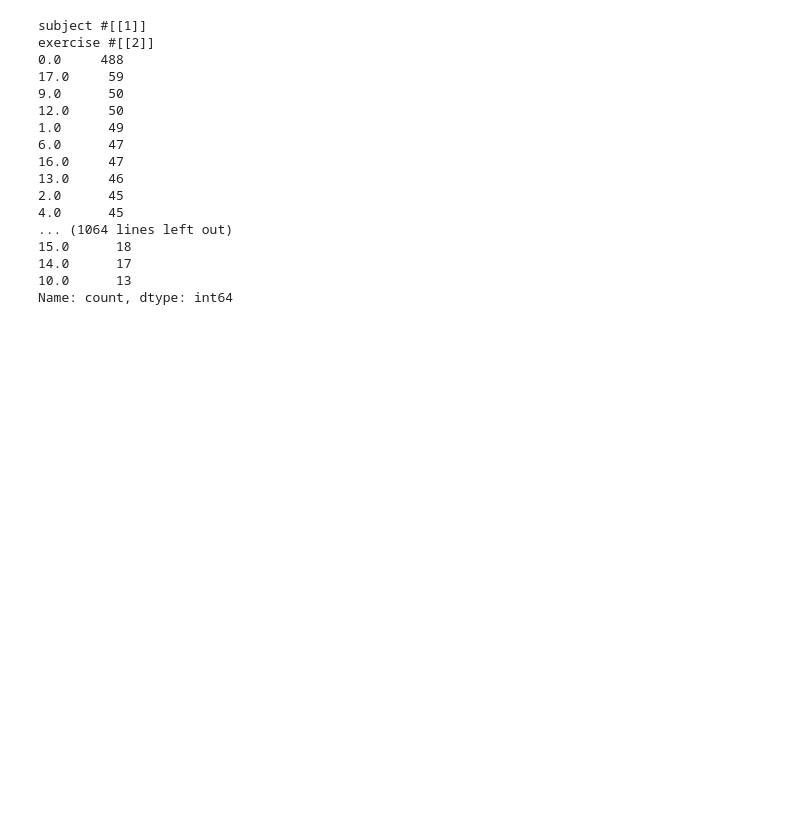
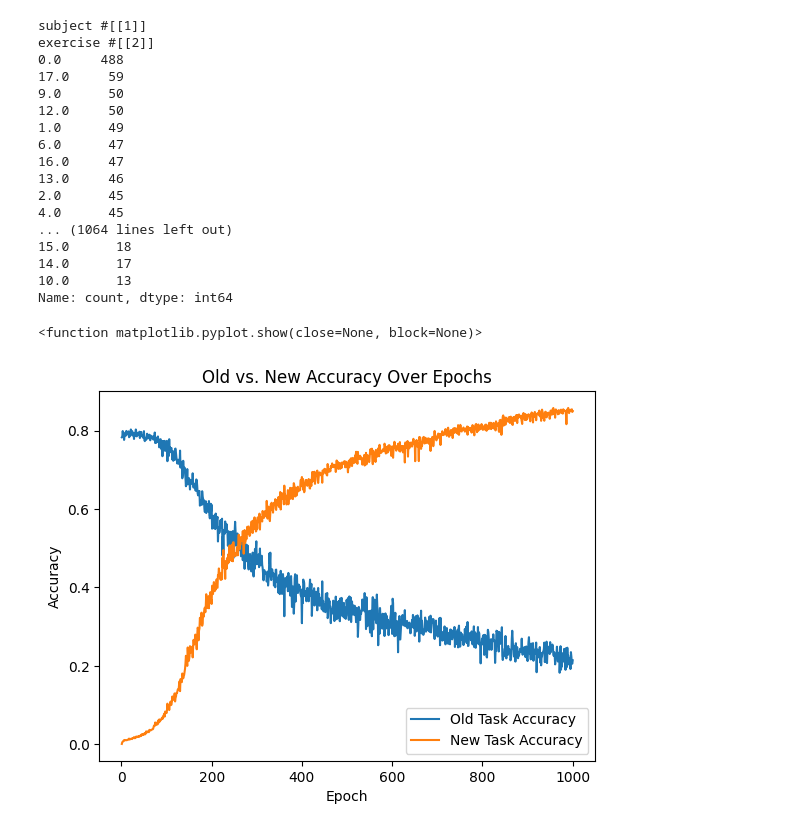
Before and after one commit to Tardigrades3/CMPM118-Winter2026, a Jupyter notebook: continual models/ninaPro_LWF_base_nodrop.ipynb, the cells around one changed output. Saved outputs shown, nothing was run; the diff lists cells and outputs as text; code cells hidden in the pictures; blank space fills up the shorter version.

```diff
--- a/continual models/ninaPro_LWF_base_nodrop.ipynb
+++ b/continual models/ninaPro_LWF_base_nodrop.ipynb
@@ -136,7 +153,7 @@ student = student.to(device)
 student.train()
 
 optimizer = torch.optim.Adam(student.parameters(), lr = 0.001)
-epochs = 100
+epochs = 1000
 T = 4
 alpha_kd = .9
 
@@ -146,8 +163,8 @@ task1_accs = []
 for epoch in range(epochs):
     # if epoch%10 == 0 or epoch < 5: find_accuracy(student, test2_loader)
     pbar = tqdm(train2_loader, desc=f"Epoch {epoch+1}/{epochs}", leave=False)
-    task0_accs = find_accuracy(model, test1_loader, device, loss_func)
-    task1_accs = find_accuracy(model, train2_loader, device, loss_func)
+    task0_accs.append(find_accuracy(student, test1_loader, device, loss_func))
+    task1_accs.append(find_accuracy(student, train2_loader, device, loss_func, offset=13))
     for emg, labels in pbar:
         emg = emg.to(device)
         labels = labels.to(device)
@@ -169,14 +190,17 @@ for epoch in range(epochs):
 # %%
 
 
-x_axis_epochs = range(1, len(measures[0]))
-plt.plot(epochs, task0_accs, label="Old Task Accuracy")
-plt.plot(epochs, task1_accs, label="New Task Accuracy")
+x_axis_epochs = range(1, len(task0_accs) + 1)
+plt.plot(x_axis_epochs, task0_accs, label="Old Task Accuracy")
+plt.plot(x_axis_epochs, task1_accs, label="New Task Accuracy")
 plt.xlabel("Epoch")
 plt.ylabel("Accuracy")
 plt.title("Old vs. New Accuracy Over Epochs")
 plt.legend()
 plt.show
+# %% [output]
+<function matplotlib.pyplot.show(close=None, block=None)>
+[figure, added]
 # %%
 print(f"Accuracy for old task")
 find_accuracy(student, test1_loader)
```
Also changed, not shown: parts of 8 cells of this notebook, 13 other files.
